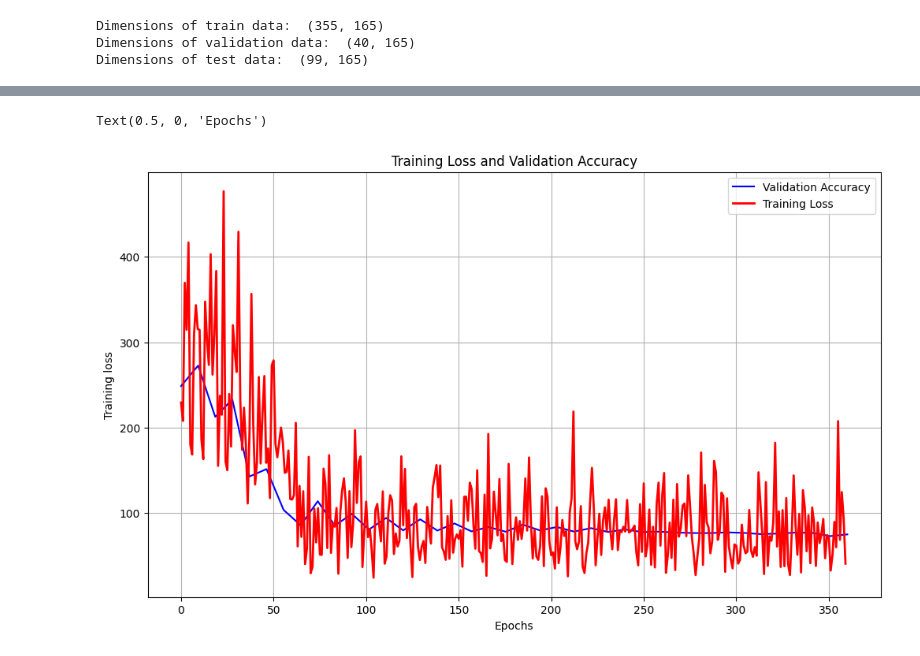
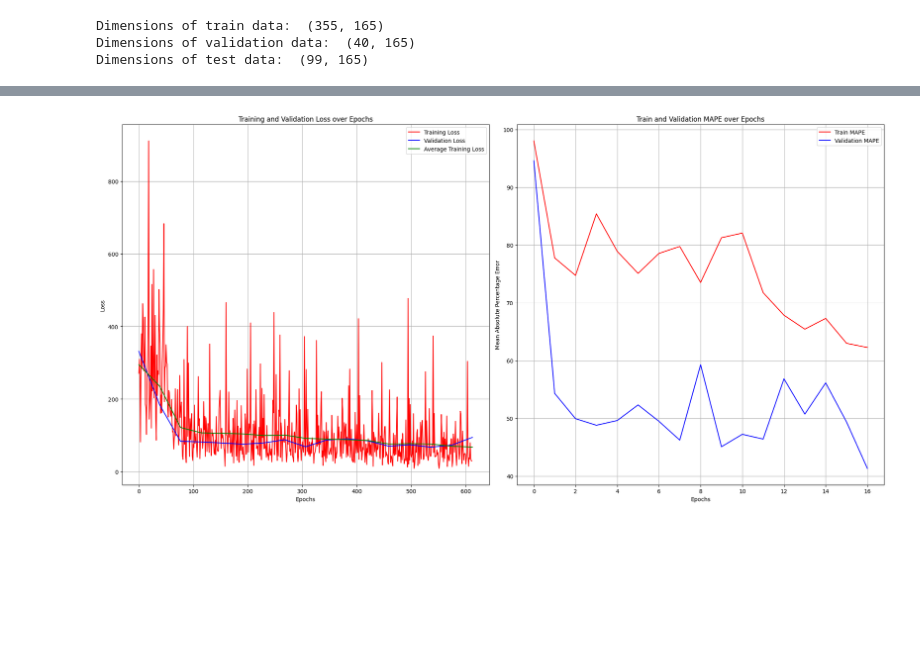
Before and after one commit to mmlegate/Depop-Data-Analysis, a Jupyter notebook: depop_cnn.ipynb, the cells around one changed output, grey strips where cells are left out. Drawn from its saved outputs; the diff is of its cells as text; code cells hidden in the pictures; blank space fills up the shorter version.

```diff
--- a/depop_cnn.ipynb
+++ b/depop_cnn.ipynb
@@ -408,16 +529,31 @@ Epoch [20/20], Validation Loss: 73.8860
-# %%
-# Plots the training loss and validation accuracy
-plt.figure(figsize = (12, 7))
-plt.plot(np.linspace(0, 360, 40), val_accuracy_list, color = 'blue')
-plt.plot(train_loss_list, linewidth = 2, color = 'red')
-plt.legend(['Validation Accuracy', 'Training Loss'])
-plt.title('Training Loss and Validation Accuracy')
-plt.grid(True)
-plt.ylabel("Training loss")
-plt.xlabel("Epochs")
-# %% [output]
-Text(0.5, 0, 'Epochs')
-[figure, removed]
+# %%
+# Create subplots
+fig, (ax1, ax2) = plt.subplots(1, 2, figsize=(20, 10))
+
+# Plot the training and validation loss
+ax1.plot(train_loss_list, color='red', label='Training Loss')
+ax1.plot(np.linspace(0, len(train_loss_list), len(val_loss_list)), val_loss_list, color='blue', label='Validation Loss')
+ax1.plot(np.linspace(0, len(train_loss_list), len(avg_train_loss_list)), avg_train_loss_list, color='green', label='Average Training Loss')
+ax1.set_xlabel("Epochs")
+ax1.set_ylabel("Loss")
+ax1.set_title('Training and Validation Loss over Epochs')
+ax1.legend()
+ax1.grid(True)
+
+# Plot the training and validation MAPE
+ax2.plot(train_accuracy_list, label='Train MAPE', color='red')
+ax2.plot(val_accuracy_list, label='Validation MAPE', color='blue')
+ax2.set_xlabel('Epochs')
+ax2.set_ylabel('Mean Absolute Percentage Error')
+ax2.set_title('Train and Validation MAPE over Epochs')
+ax2.legend()
+ax2.grid(True)
+
+# Adjust layout
+plt.tight_layout()
+plt.show()
+# %% [output]
+[figure, added]
 # %%
 # Evaluation on the test set
 model.eval()
```
Also changed, not shown: parts of 20 cells of this notebook.
